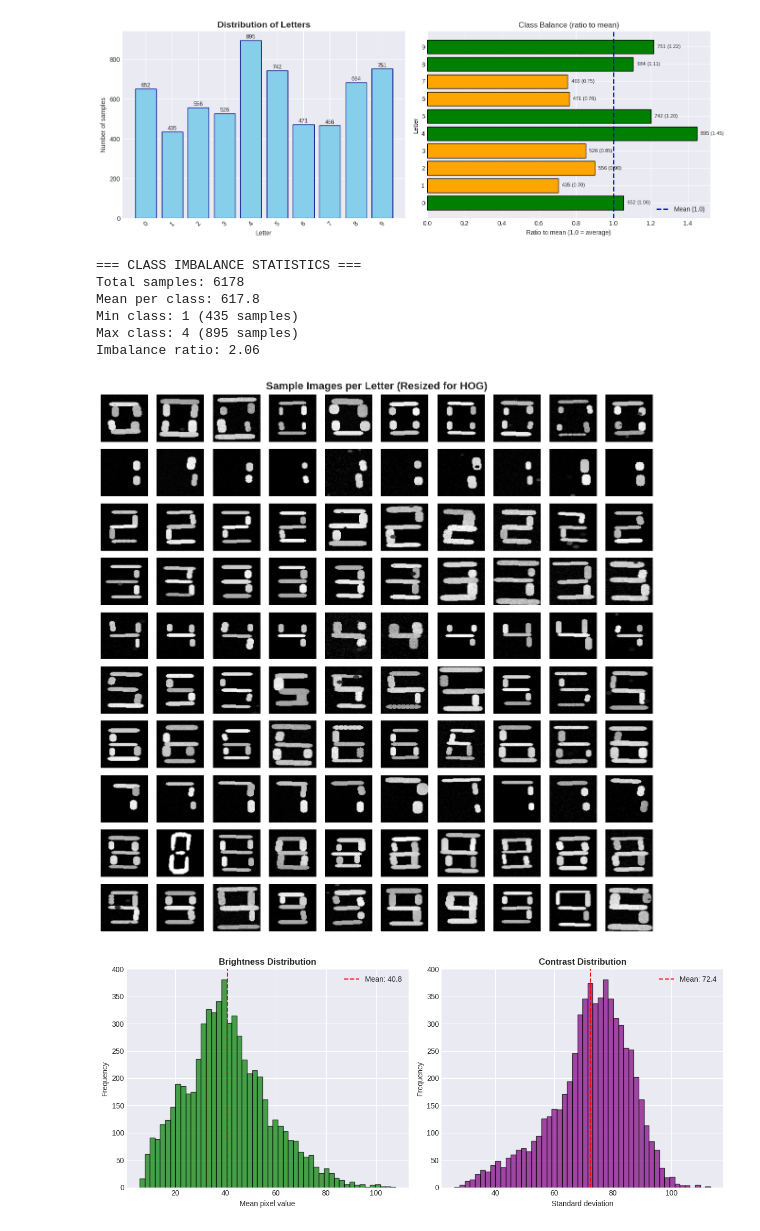
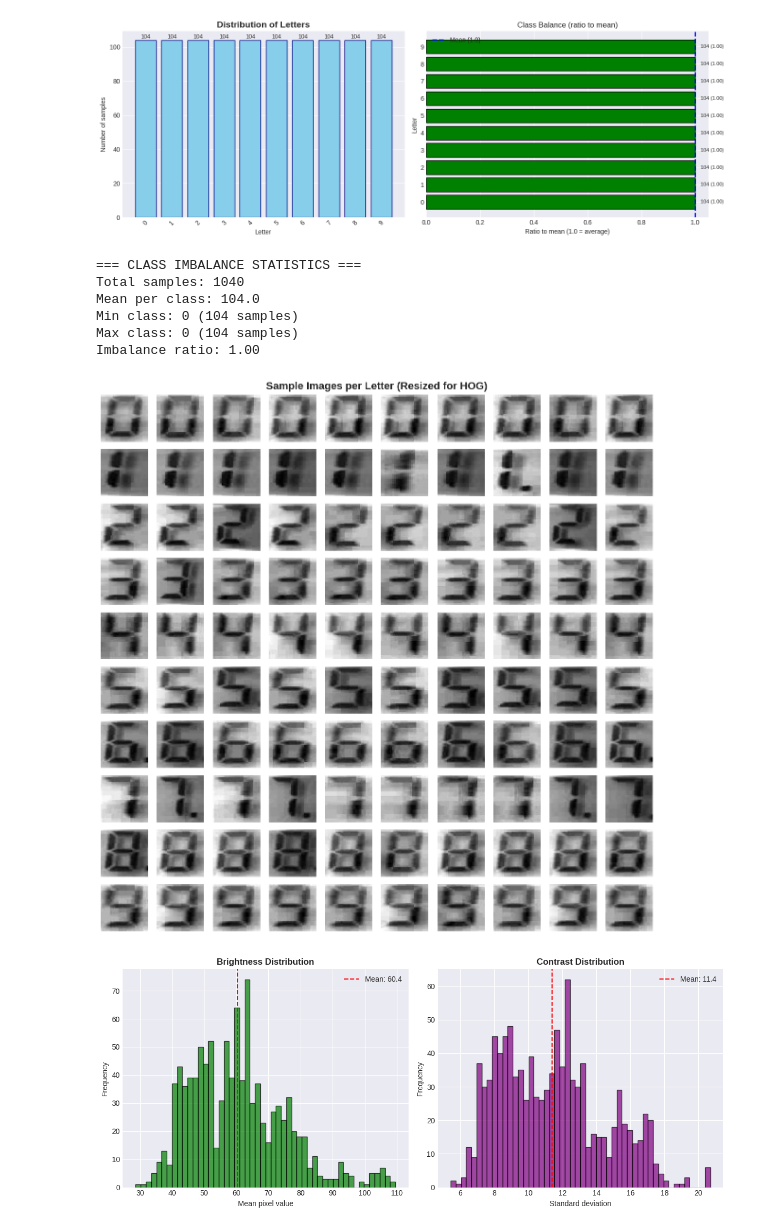
Before and after one commit to zhdan88vadim/meter-watch, a Jupyter notebook: notebooks/01_eda.ipynb, the cells around one changed output. Cells and saved outputs as stored; diff of their text form; code cells hidden in the pictures.

Commit message:
update readme and dataset path

```diff
--- a/notebooks/01_eda.ipynb
+++ b/notebooks/01_eda.ipynb
@@ -47,7 +47,7 @@ def load_letter_data(data_path):
     return images, np.array(labels), class_names  # images - это список, не массив!
 
 # Загружаем данные (оригинальные размеры)
-images_list, y, classes = load_letter_data('../dataset')
+images_list, y, classes = load_letter_data('../data/dataset_train')
 print(f"Количество изображений: {len(images_list)}")
 print(f"Размер первого изображения: {images_list[0].shape}")
 print(f"Размер второго изображения: {images_list[1].shape}")
@@ -310,10 +310,10 @@ Width range: 60 - 64 px
-[figure, old version]
+[figure, new version]
 === CLASS IMBALANCE STATISTICS ===
-Total samples: 6178
-Mean per class: 617.8
-Min class: 1 (435 samples)
-Max class: 4 (895 samples)
-Imbalance ratio: 2.06
+Total samples: 1040
+Mean per class: 104.0
+Min class: 0 (104 samples)
+Max class: 0 (104 samples)
+Imbalance ratio: 1.00
-[figure, old version]
+[figure, new version]
-[figure, old version]
+[figure, new version]
 === IMAGE QUALITY STATISTICS ===
```
Also changed, not shown: parts of 1 cell of this notebook, 6 other files.
